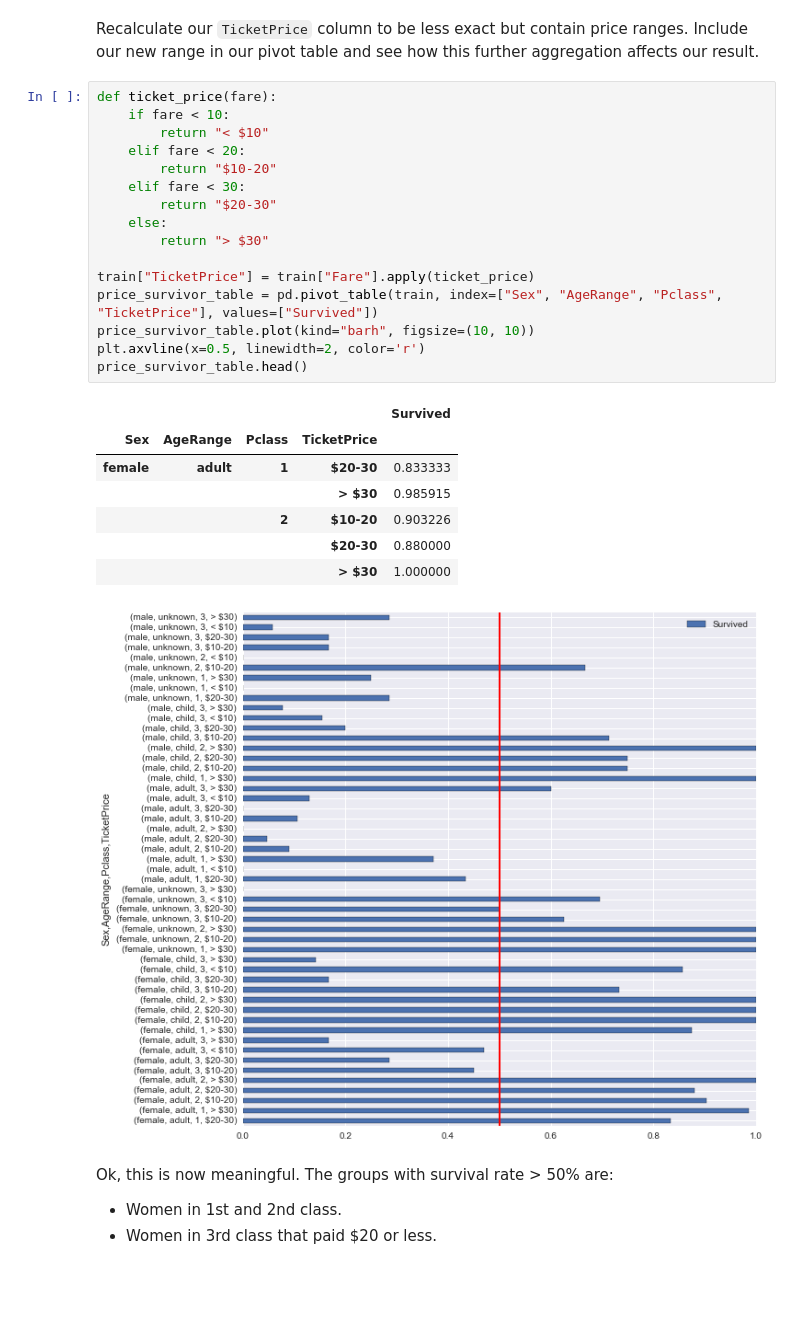
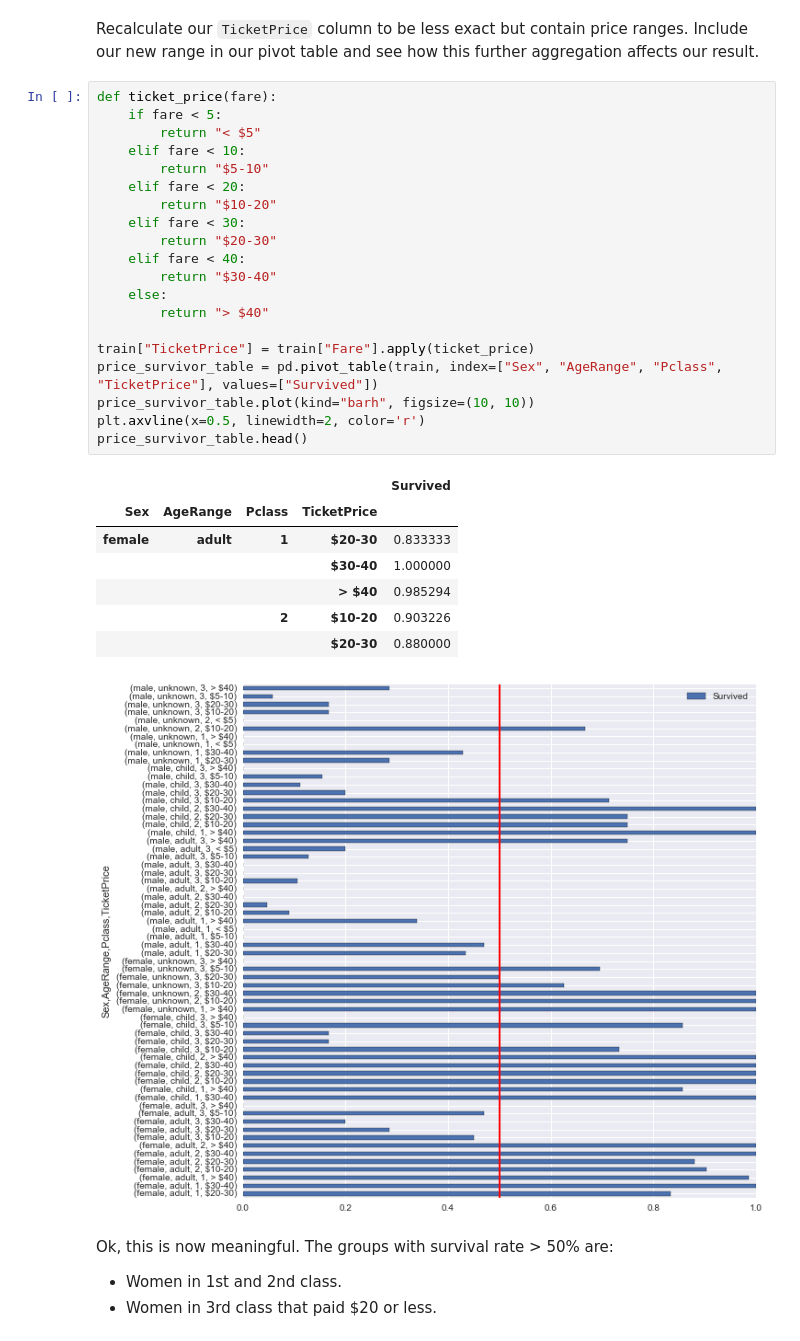
Before and after one commit to tiy-gvl-python-2015-09/titanic, a Jupyter notebook: titanic_prediction.ipynb, the cells around one changed output. Drawn from its saved outputs; the diff is of its cells as text; blank space fills up the shorter version.

```diff
--- a/titanic_prediction.ipynb
+++ b/titanic_prediction.ipynb
@@ -210,29 +211,33 @@ ticket_price
 --->
 # %%
 def ticket_price(fare):
-    if fare < 10:
-        return "< $10"
+    if fare < 5:
+        return "< $5"
+    elif fare < 10:
+        return "$5-10"
     elif fare < 20:
         return "$10-20"
     elif fare < 30:
         return "$20-30"
+    elif fare < 40:
+        return "$30-40"
     else:
-        return "> $30"
+        return "> $40"
 
 train["TicketPrice"] = train["Fare"].apply(ticket_price)
 price_survivor_table = pd.pivot_table(train, index=["Sex", "AgeRange", "Pclass", "TicketPrice"], values=["Survived"])
 price_survivor_table.plot(kind="barh", figsize=(10, 10))
 plt.axvline(x=0.5, linewidth=2, color='r')
 price_survivor_table.head()
 # %% [output]
 |  |  |  |  | Survived |
 | Sex | AgeRange | Pclass | TicketPrice |  |
 | female | adult | 1 | $20-30 | 0.833333 |
-|  |  |  | > $30 | 0.985915 |
+|  |  |  | $30-40 | 1.000000 |
+|  |  |  | > $40 | 0.985294 |
 |  |  | 2 | $10-20 | 0.903226 |
 |  |  |  | $20-30 | 0.880000 |
-|  |  |  | > $30 | 1.000000 |
-[figure, old version]
+[figure, new version]
 # %% [markdown]
 Ok, this is now meaningful. The groups with survival rate > 50% are:
 
```
Also changed, not shown: parts of 16 cells of this notebook.
